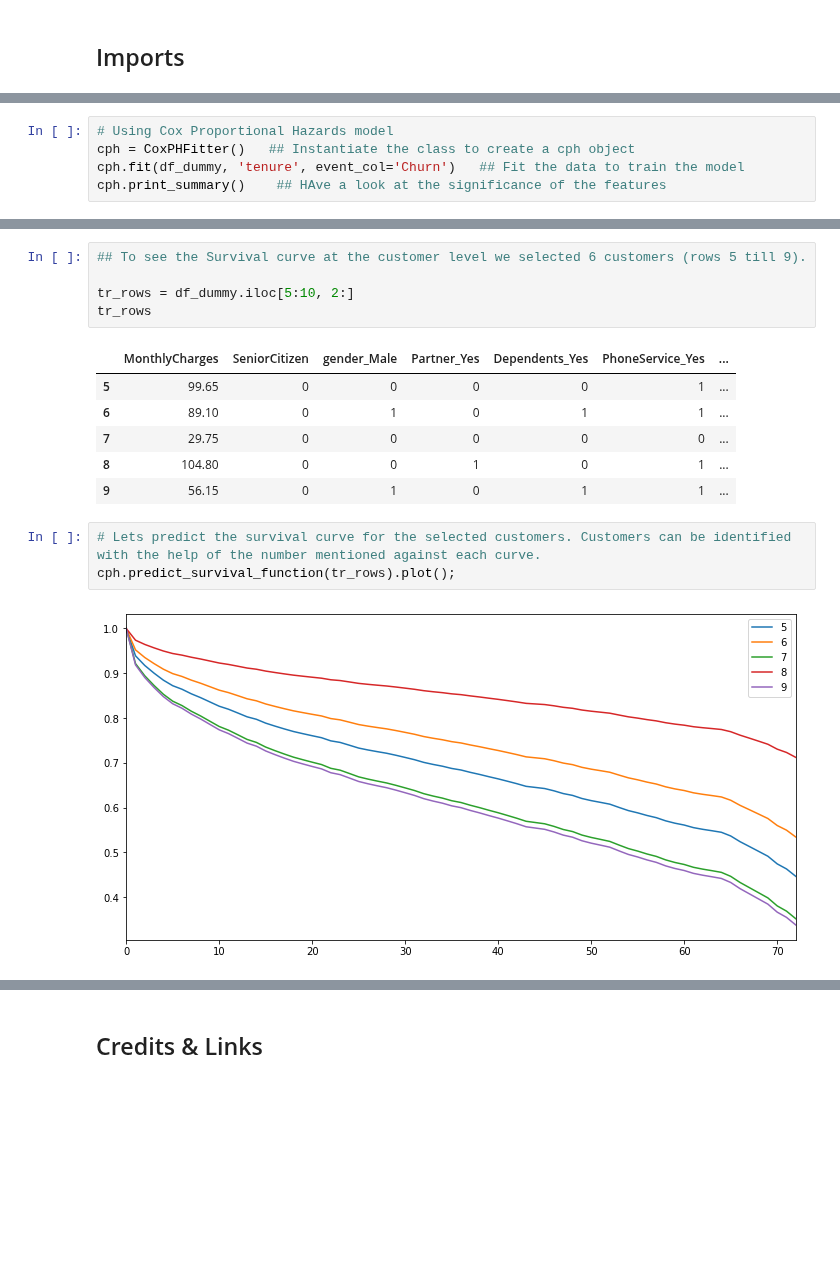
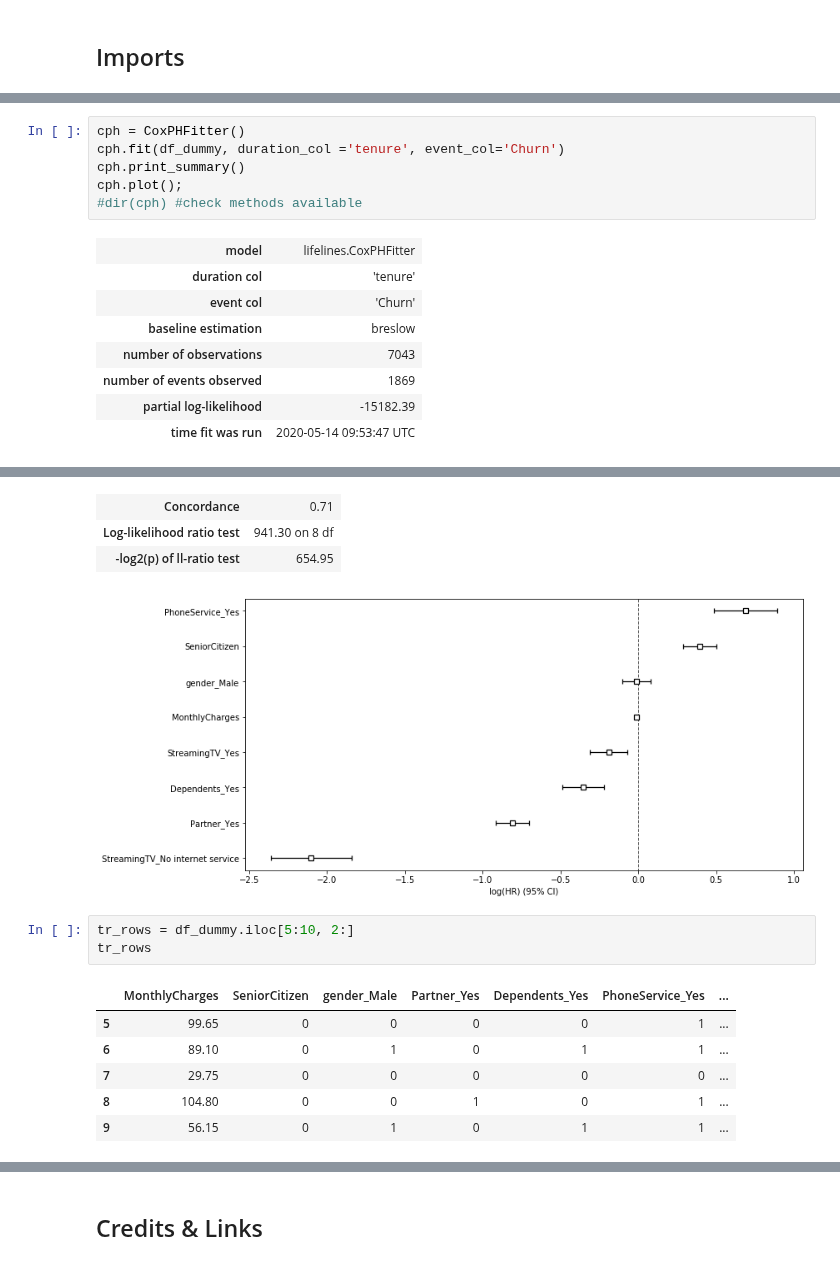
Before and after one commit to miltonluaces/ds_topics, a Jupyter notebook: 27_survival_models/survival.ipynb, the cells around one changed output, grey strips where cells are left out. Drawn from its saved outputs; the diff is of its cells as text; blank space fills up the shorter version.

```diff
--- a/27_survival_models/survival.ipynb
+++ b/27_survival_models/survival.ipynb
@@ -197,8 +117,3 @@ df_dummy.head()
 | 2 | 2 | 1 | 53.85 | 0 | 1 | 0 | 0 | ... |
 | 3 | 45 | 0 | 42.30 | 0 | 1 | 0 | 0 | ... |
 | 4 | 2 | 1 | 70.70 | 0 | 0 | 0 | 0 | ... |
-# %%
-# Using Cox Proportional Hazards model
-cph = CoxPHFitter()   ## Instantiate the class to create a cph object
-cph.fit(df_dummy, 'tenure', event_col='Churn')   ## Fit the data to train the model
-cph.print_summary()    ## HAve a look at the significance of the features
@@ -249,17 +120,15 @@ dir(cph)
-# %%
-## To see the Survival curve at the customer level we selected 6 customers (rows 5 till 9).
-
-tr_rows = df_dummy.iloc[5:10, 2:]
-tr_rows
-# %% [output]
-|  | MonthlyCharges | SeniorCitizen | gender_Male | Partner_Yes | Dependents_Yes | PhoneService_Yes | ... |
-| 5 | 99.65 | 0 | 0 | 0 | 0 | 1 | ... |
-| 6 | 89.10 | 0 | 1 | 0 | 1 | 1 | ... |
-| 7 | 29.75 | 0 | 0 | 0 | 0 | 0 | ... |
-| 8 | 104.80 | 0 | 0 | 1 | 0 | 1 | ... |
-| 9 | 56.15 | 0 | 1 | 0 | 1 | 1 | ... |
-# %%
-# Lets predict the survival curve for the selected customers. Customers can be identified with the help of the number mentioned against each curve.
-cph.predict_survival_function(tr_rows).plot();
-# %% [output]
-[figure, removed]
+# %%
+cph = CoxPHFitter()
+cph.fit(df_dummy, duration_col ='tenure', event_col='Churn')
+cph.print_summary()
+cph.plot();
+#dir(cph) #check methods available
+# %% [output]
+| model | lifelines.CoxPHFitter |
+| duration col | 'tenure' |
+| event col | 'Churn' |
+| baseline estimation | breslow |
+| number of observations | 7043 |
+| number of events observed | 1869 |
+| partial log-likelihood | -15182.39 |
+| time fit was run | 2020-05-14 09:53:47 UTC |
@@ -265,0 +144,14 @@ cph.predict_survival_function(tr_rows).plot();
+| Concordance | 0.71 |
+| Log-likelihood ratio test | 941.30 on 8 df |
+| -log2(p) of ll-ratio test | 654.95 |
+[figure, added]
+# %%
+tr_rows = df_dummy.iloc[5:10, 2:]
+tr_rows
+# %% [output]
+|  | MonthlyCharges | SeniorCitizen | gender_Male | Partner_Yes | Dependents_Yes | PhoneService_Yes | ... |
+| 5 | 99.65 | 0 | 0 | 0 | 0 | 1 | ... |
+| 6 | 89.10 | 0 | 1 | 0 | 1 | 1 | ... |
+| 7 | 29.75 | 0 | 0 | 0 | 0 | 0 | ... |
+| 8 | 104.80 | 0 | 0 | 1 | 0 | 1 | ... |
+| 9 | 56.15 | 0 | 1 | 0 | 1 | 1 | ... |
```
Also changed, not shown: parts of 31 cells of this notebook, 2 other files.
